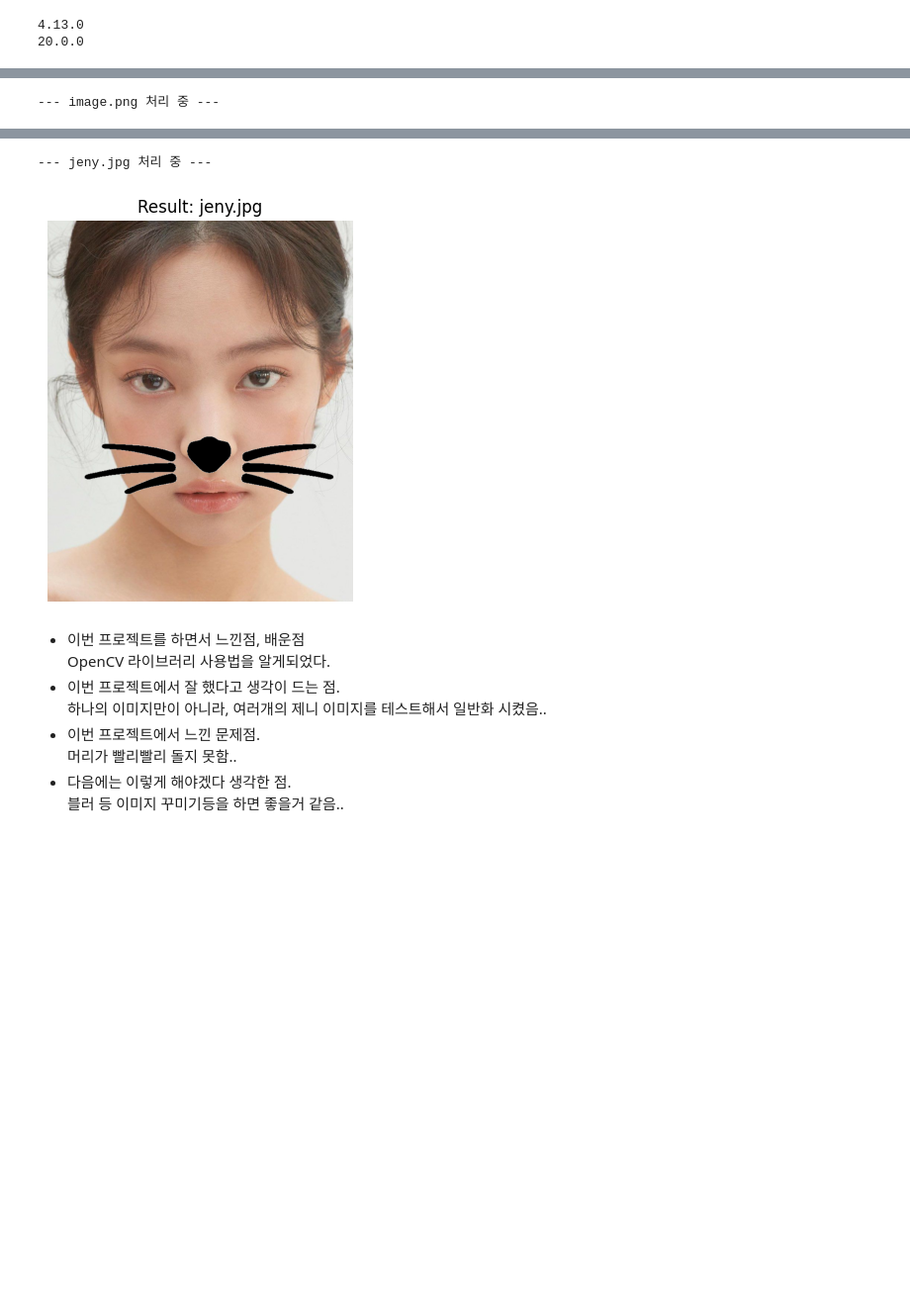
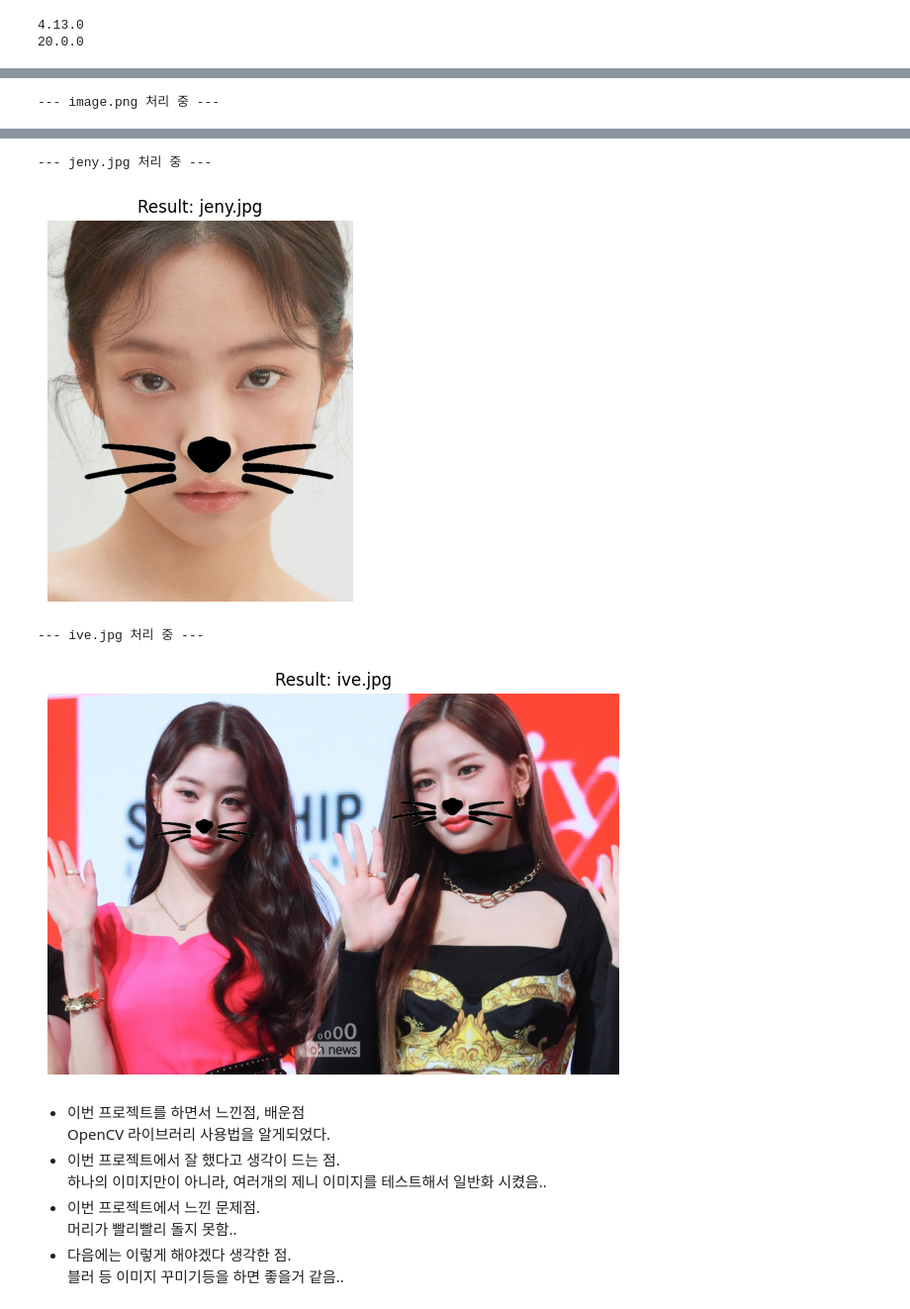
Before and after one commit to chess-drive/yangjames_Aiffel, a Jupyter notebook: Computer_Vision/CV01/cat.ipynb, the cells around one changed output, grey strips where cells are left out. Shown at 99% size. Drawn from its saved outputs; the diff is of its cells as text; code cells hidden in the pictures; blank space fills up the shorter version.

```diff
--- a/Computer_Vision/CV01/cat.ipynb
+++ b/Computer_Vision/CV01/cat.ipynb
@@ -30,7 +30,7 @@ print(dlib.__version__)
 - 그래서 0 대신에 255로 바꾸어서  sticker_area로 잘라낸부분으로 채워습니다.
 # %%
 # 1. 이미지 파일 리스트 설정
-image_files = ['image.png', 'jeny.jpg']
+image_files = ['image.png', 'jeny.jpg', 'ive.jpg']
 home_dir = os.getenv('HOME')
 project_path = 'Projects/AIFFEL_quest_eng/Computer_Vision/CV01/camera_sticker'
 # 스티커 이미지 미리 준비 (한 번만 로드)
@@ -67,33 +67,35 @@ for file_name in image_files:
         # 스티커 리사이즈
         img_sticker = cv2.resize(img_sticker_raw, (w, h))
 
         # 위치 조정 (스티커의 중심을 33번 점에 맞춤)
         refined_x = x - w // 2
         refined_y = y - h // 2
 
         # 이미지 경계 처리
         if refined_x < 0:
             img_sticker = img_sticker[:, -refined_x:]
             refined_x = 0
         if refined_y < 0:
             img_sticker = img_sticker[-refined_y:, :]
             refined_y = 0
 
         # 스티커 영역 추출 및 합성 (255 배경 처리)
         sticker_area = img_show[refined_y:refined_y+img_sticker.shape[0], refined_x:refined_x+img_sticker.shape[1]]
         img_show[refined_y:refined_y+img_sticker.shape[0], refined_x:refined_x+img_sticker.shape[1]] = \
             np.where(img_sticker == 255, sticker_area, img_sticker).astype(np.uint8)
     # 결과 출력
     plt.figure(figsize=(10, 5))
     plt.imshow(img_show)
     plt.title(f"Result: {file_name}")
     plt.axis('off')
     plt.show()
 # %% [output]
 --- image.png 처리 중 ---
 [figure]
 --- jeny.jpg 처리 중 ---
 [figure]
+--- ive.jpg 처리 중 ---
+[figure, added]
 # %% [markdown]
 - 이번 프로젝트를 하면서 느낀점, 배운점 \
   OpenCV 라이브러리 사용법을 알게되었다.
```
Also changed, not shown: parts of 1 cell of this notebook, 1 other file.
